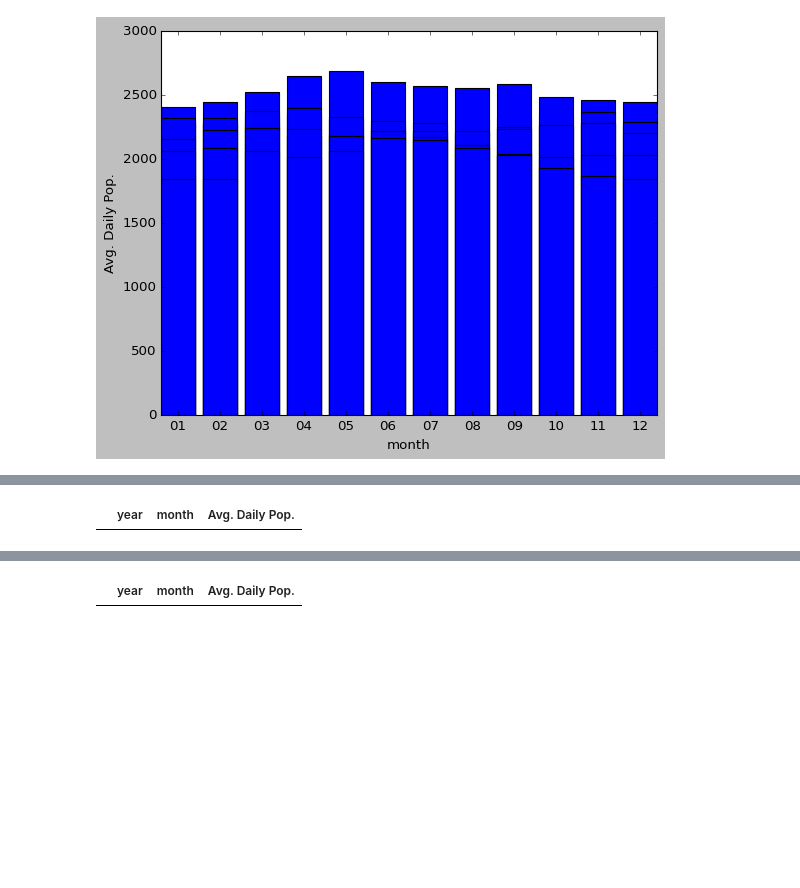
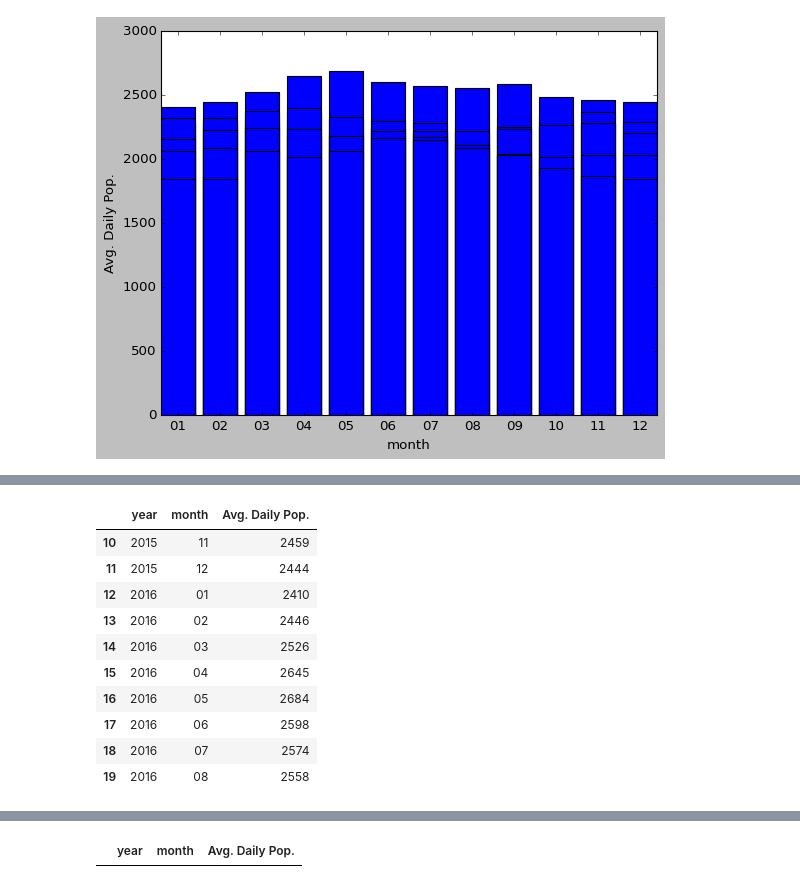
Before and after one commit to jcj217-mc/Data_205, a Jupyter notebook: Data_205_Project_Part_I_detention_json.ipynb, the cells around one changed output, grey strips where cells are left out. Drawn from its saved outputs; the diff is of its cells as text; code cells hidden in the pictures; blank space fills up the shorter version.

```diff
--- a/Data_205_Project_Part_I_detention_json.ipynb
+++ b/Data_205_Project_Part_I_detention_json.ipynb
@@ -110,6 +110,9 @@ dtype: int64
 import matplotlib as mpl
 import matplotlib.pyplot as plt
 plt.style.use('classic')
+# %%
+# Changing Date to datetime
+df_1.Date = pd.to_datetime(df_1.Date)
 # %%
 # group by Month/Year
 df_1_time = df_1.groupby('Date')
@@ -357,6 +444,17 @@ plt.show()
 # %%
 # trying to get rid of the lines and select only months for 2015
-df_2015 = df_monthyear[df_monthyear['year'] == '2015']
-df_2015.head()
+df_2015 = df_monthyear
+df_2015['year'] != 2016
+df_2015.iloc[10:20]
 # %% [output]
 |  | year | month | Avg. Daily Pop. |
+| 10 | 2015 | 11 | 2459 |
+| 11 | 2015 | 12 | 2444 |
+| 12 | 2016 | 01 | 2410 |
+| 13 | 2016 | 02 | 2446 |
+| 14 | 2016 | 03 | 2526 |
+| 15 | 2016 | 04 | 2645 |
+| 16 | 2016 | 05 | 2684 |
+| 17 | 2016 | 06 | 2598 |
+| 18 | 2016 | 07 | 2574 |
+| 19 | 2016 | 08 | 2558 |
```
Also changed, not shown: parts of 37 cells of this notebook.
